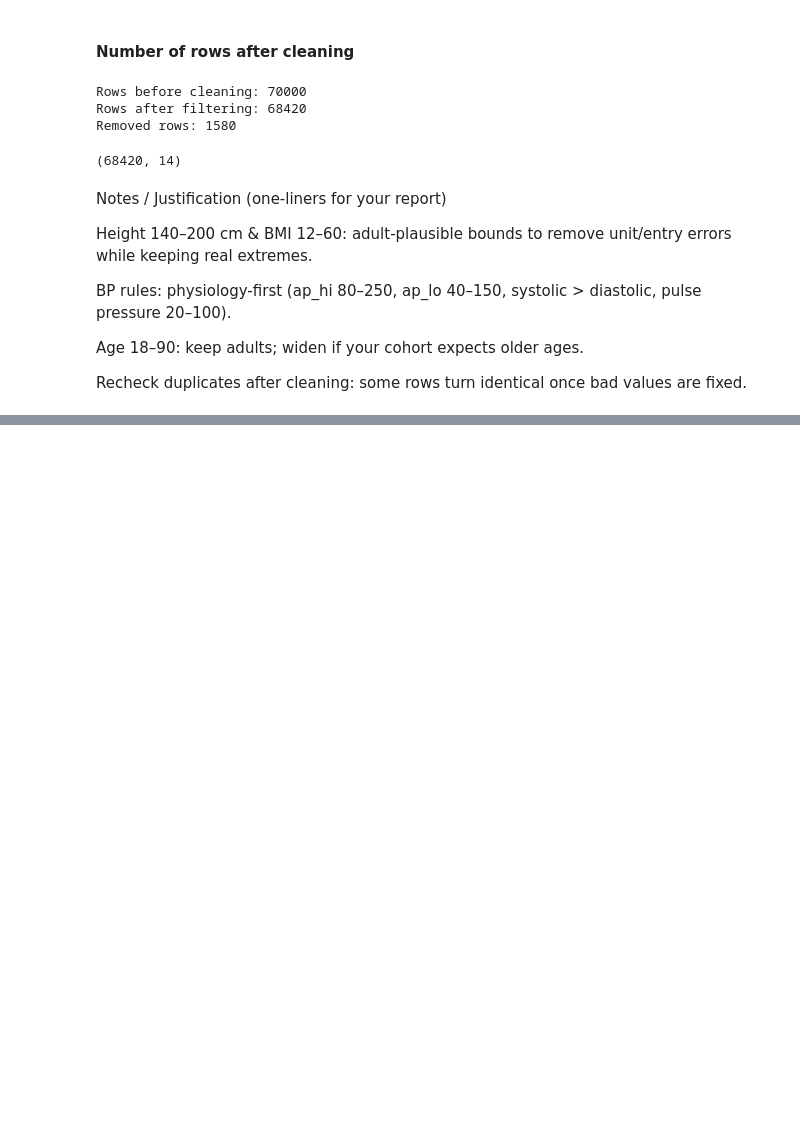
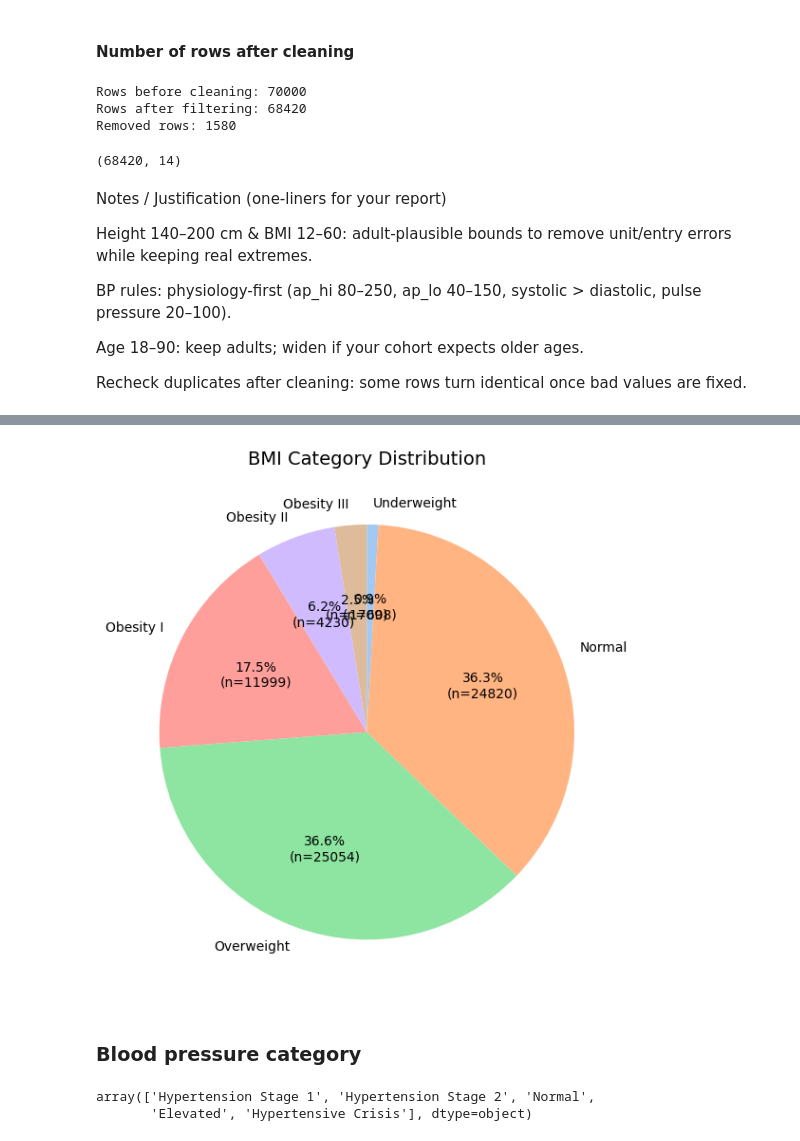
Before and after one commit to lizabguercho/DI_Final_Project_CVD, a Jupyter notebook: Final_project.ipynb, the cells around one changed output, grey strips where cells are left out. Drawn from its saved outputs; the diff is of its cells as text; code cells hidden in the pictures; blank space fills up the shorter version.

```diff
--- a/Final_project.ipynb
+++ b/Final_project.ipynb
@@ -495,0 +505,12 @@ weighted avg      0.730     0.727     0.726     13684
+# %%
+plot_pie(df_clean,"bmi_bin",title = "BMI Category Distribution",palette = "pastel")
+# %% [output]
+[figure, added]
+# %% [markdown]
+### Blood pressure category
+# %%
+df_clean["bp_category"]=df_clean.apply(categorize_bp,axis=1)
+df_clean["bp_category"].unique()
+# %% [output]
+array(['Hypertension Stage 1', 'Hypertension Stage 2', 'Normal',
+       'Elevated', 'Hypertensive Crisis'], dtype=object)
```
Also changed, not shown: parts of 22 cells of this notebook, 3 other files.
